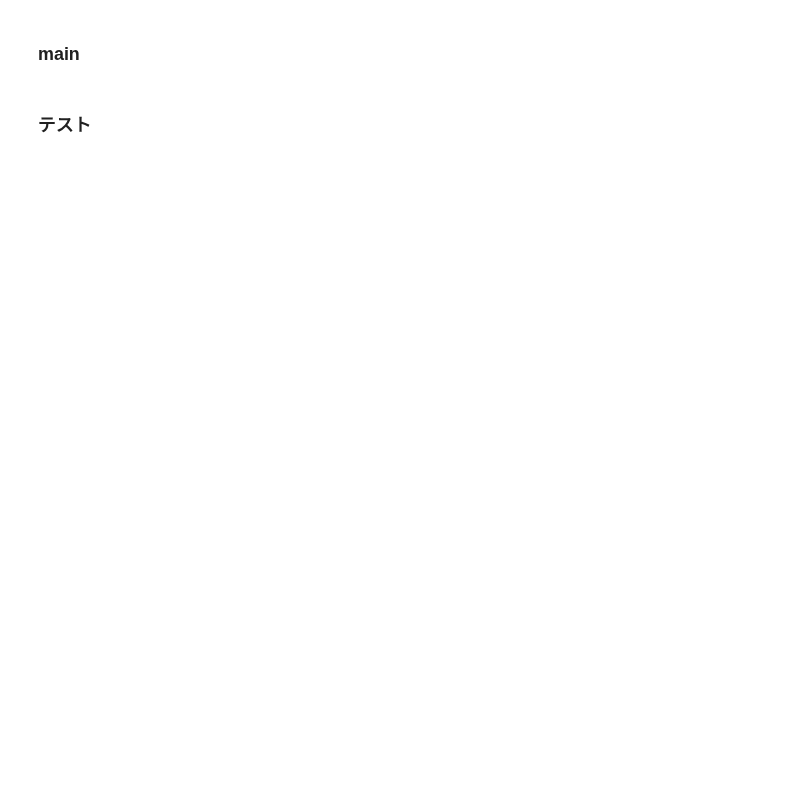
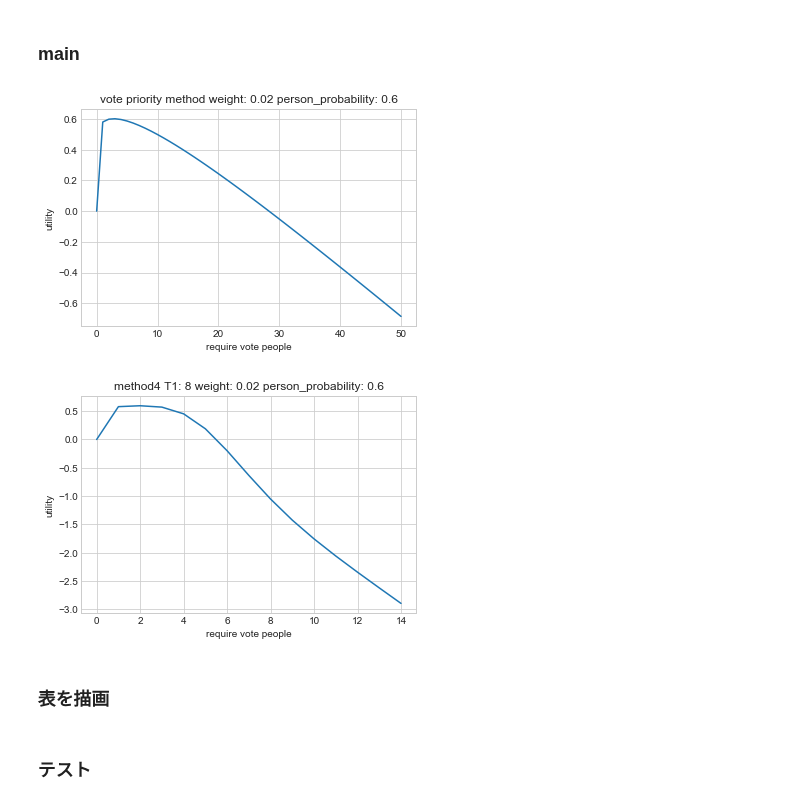
Before and after one commit to k33asby/opinion-aggregation-experiment, a Jupyter notebook: py/simulation.ipynb, the cells around one changed output. Drawn from its saved outputs; the diff is of its cells as text; code cells hidden in the pictures; blank space fills up the shorter version.

Commit message:
Fix vote method and method4

```diff
--- a/py/simulation.ipynb
+++ b/py/simulation.ipynb
@@ -342,7 +354,7 @@ class plotGraph:
         plt.show()
 
     def plot_method4(self, T1, w, p, lambda_poisson):
-        x_axis = np.linspace(0, 50, 51)
+        x_axis = np.linspace(0, 14, 15)
         y_axis = [self.model.method4(T1,int(x), w, p, lambda_poisson) for x in x_axis]
         plt.title('method4 T1: {0} weight: {1} person_probability: {2}'.format(T1, w, p))
         plt.xlabel('require vote people')
@@ -456,7 +377,7 @@ sns.set_style("whitegrid")
 m = modeling()
 pg = plotGraph()
 
-# w = 0.005
+# w = 0.01
 # p = 0.6
 # lambda_poisson = 1
 # print "------------時間優先------------"
@@ -469,32 +390,42 @@ pg = plotGraph()
 # print "------------------------------------"
 # print "------------得票数優先------------"
 # print m.inc_and_dec_vote_priority_method(w, p, lambda_poisson)
 # print m.vote_priority_method(m.inc_and_dec_vote_priority_method(w, p, lambda_poisson), w, p, lambda_poisson)
 # print "------------------------------------"
 # print "------------方法1------------"
 # print m.inc_and_dec_method1(w, p, lambda_poisson)
 # print m.method1(m.inc_and_dec_method1(w, p, lambda_poisson), w, p, lambda_poisson)
 # print "------------------------------------"
 # print "------------方法2------------"
 # print m.inc_and_dec_method2(3, w, p, lambda_poisson)
 # print m.method2(16, m.inc_and_dec_method2(3, w, p, lambda_poisson), w, p, lambda_poisson)
 # print "------------------------------------"
 # print "------------方法3------------"
 # print m.inc_and_dec_method3(40, 3, w, p, lambda_poisson)
 # print m.method3(40, 3, m.inc_and_dec_method3(40, 3, w, p, lambda_poisson), w, p, lambda_poisson)
 # print "------------------------------------"
+# print "------------方法4------------"
+# print m.inc_and_dec_method4(3, w, p, lambda_poisson)
+# print m.method4(3, m.inc_and_dec_method4(3, w, p, lambda_poisson), w, p, lambda_poisson)
+# print "------------------------------------"
+
 
 # pg.plot_poisson(30,1)
 # pg.plot_cumulative_poisson(5,5)
 # pg.plot_gamma(100,5)
 # pg.plot_cumulative_gamma(100, 1)
 # pg.plot_g(10, 20, 10, 2)
 
 # pg.plot_time_priority(0.02, 0.6, 1)
 # pg.plot_poll_priority(0.02, 0.6, 1)
-# pg.plot_vote_priority(0.02, 0.6, 1)
+pg.plot_vote_priority(0.02, 0.6, 1)
 # pg.plot_method1(0.02, 0.6, 1)
 # pg.plot_method2(30, 0.02, 0.6, 1)
 # pg.plot_method3(30, 20, 0.02, 0.6, 1)
-# pg.plot_method4(40, 0.02, 0.6, 1)
+pg.plot_method4(8, 0.02, 0.6, 1)
 # pg.plot_method5(40, 40, 0.02, 0.6, 1)
+# %% [output]
+[figure, added]
+[figure, added]
+# %% [markdown]
+### 表を描画
```
Also changed, not shown: parts of 9 cells of this notebook, 1 other file.
